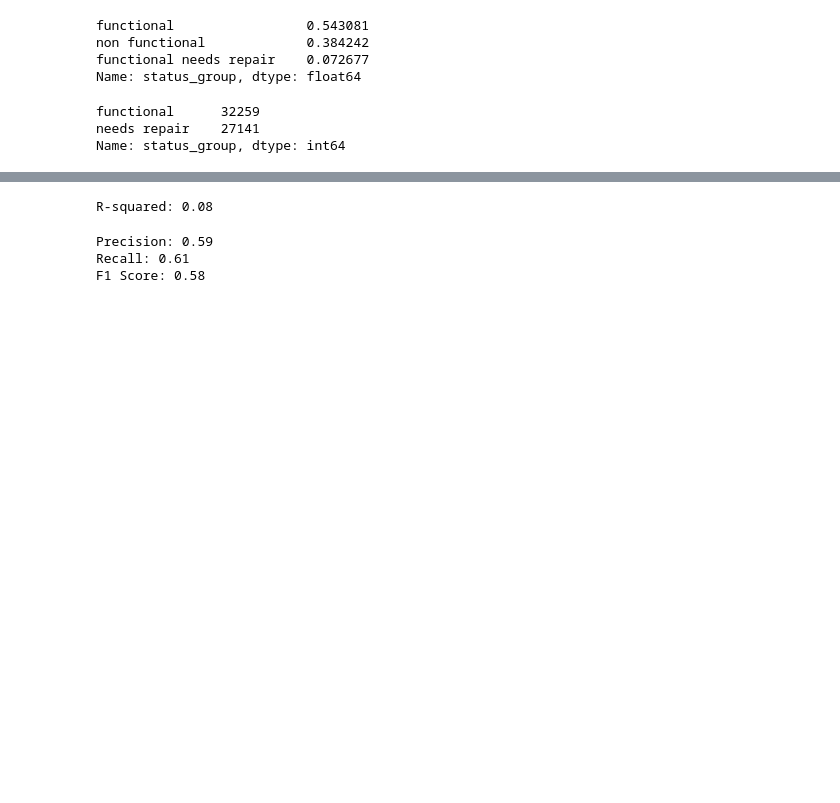
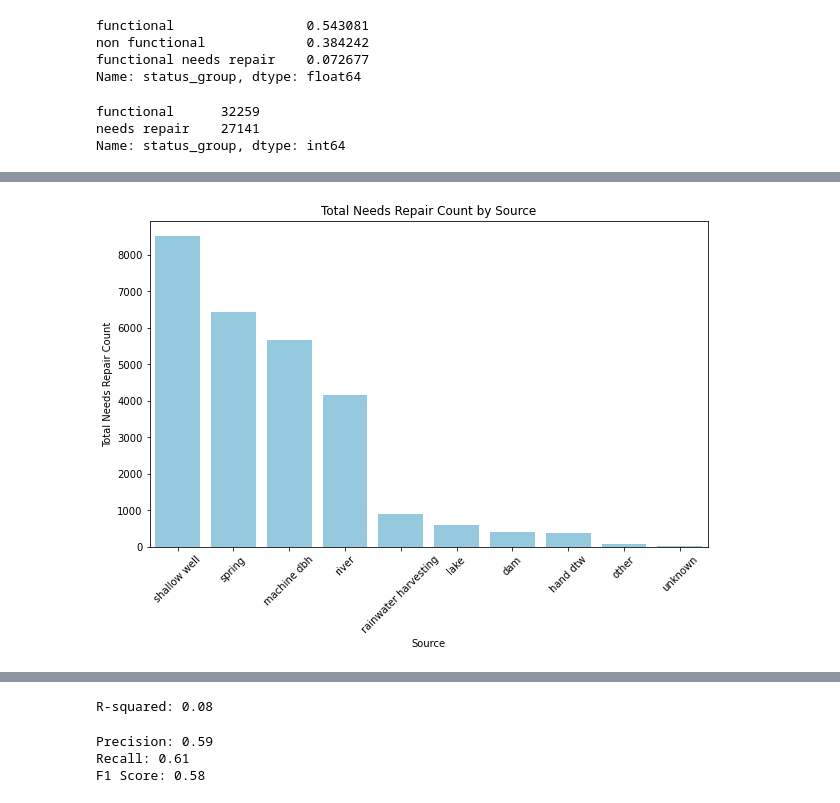
Before and after one commit to schoe4208/Tanzanian_NGO_Water_Wells_Predictor, a Jupyter notebook: water_well_predictor.ipynb, the cells around one changed output, grey strips where cells are left out. Cells and saved outputs as stored; diff of their text form; code cells hidden in the pictures; blank space fills up the shorter version.

```diff
--- a/water_well_predictor.ipynb
+++ b/water_well_predictor.ipynb
@@ -98,0 +73,4 @@ df2
+# %%
+merged_df = pd.merge(df2[['id','source', 'region', 'management', 'construction_year']], df1, on='id')
+
+merged_df
@@ -98,0 +111,16 @@ df2
+# %%
+merged_df_needs_repair = merged_df[merged_df['status_group'] == 'needs repair']
+
+
+source_counts = merged_df_needs_repair['source'].value_counts()
+
+
+plt.figure(figsize=(10, 6))
+sns.barplot(x=source_counts.index, y=source_counts.values, color='skyblue')
+plt.xlabel('Source')
+plt.ylabel('Total Needs Repair Count')
+plt.title('Total Needs Repair Count by Source')
+plt.xticks(rotation=45)
+plt.show()
+# %% [output]
+[figure, added]
```
Also changed, not shown: parts of 36 cells of this notebook.
